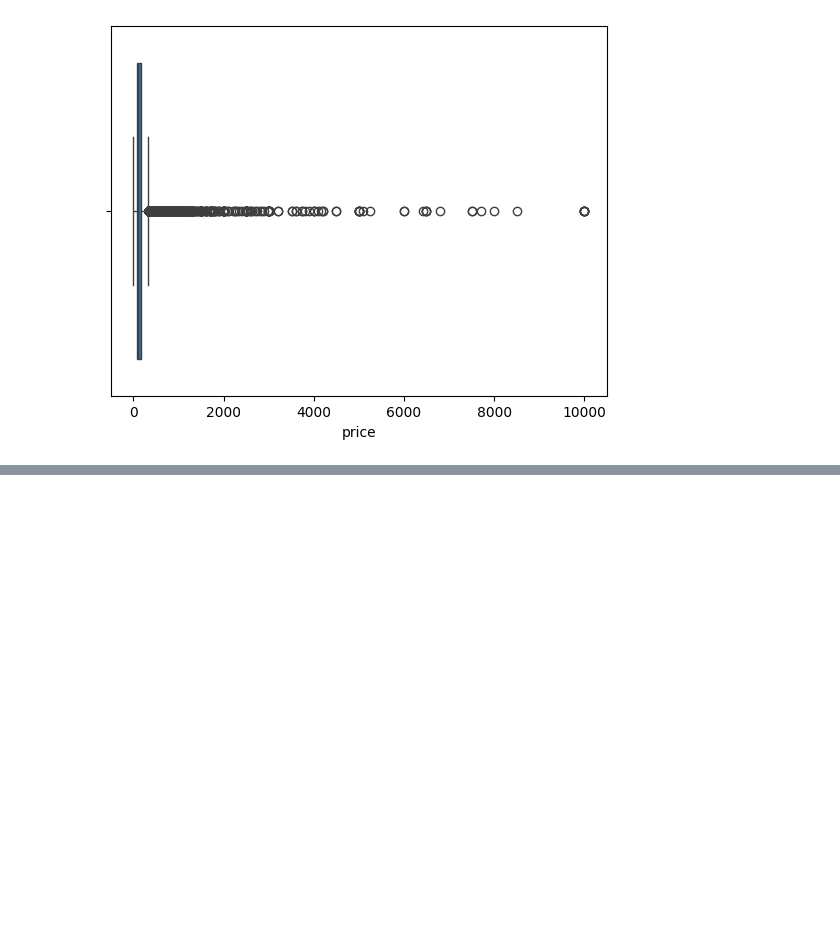
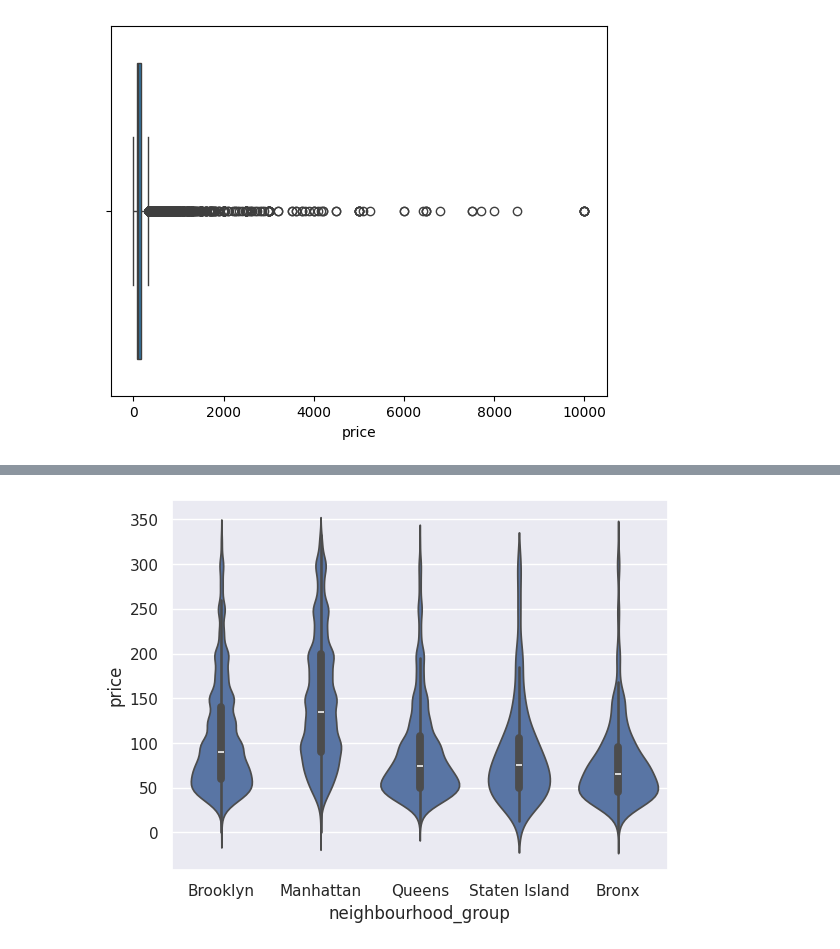
Before and after one commit to codingprahlad/Python-learning, a Jupyter notebook: Airbnb_Data.ipynb, the cells around one changed output, grey strips where cells are left out. Saved outputs shown, nothing was run; the diff lists cells and outputs as text; code cells hidden in the pictures; blank space fills up the shorter version.

```diff
--- a/Airbnb_Data.ipynb
+++ b/Airbnb_Data.ipynb
@@ -283,0 +350,4 @@ plt.show()
+# %%
+ax= sns.violinplot(x='neighbourhood_group',y='price',data= Airbnb_data)
+# %% [output]
+[figure, added]
```
Also changed, not shown: parts of 10 cells of this notebook.
